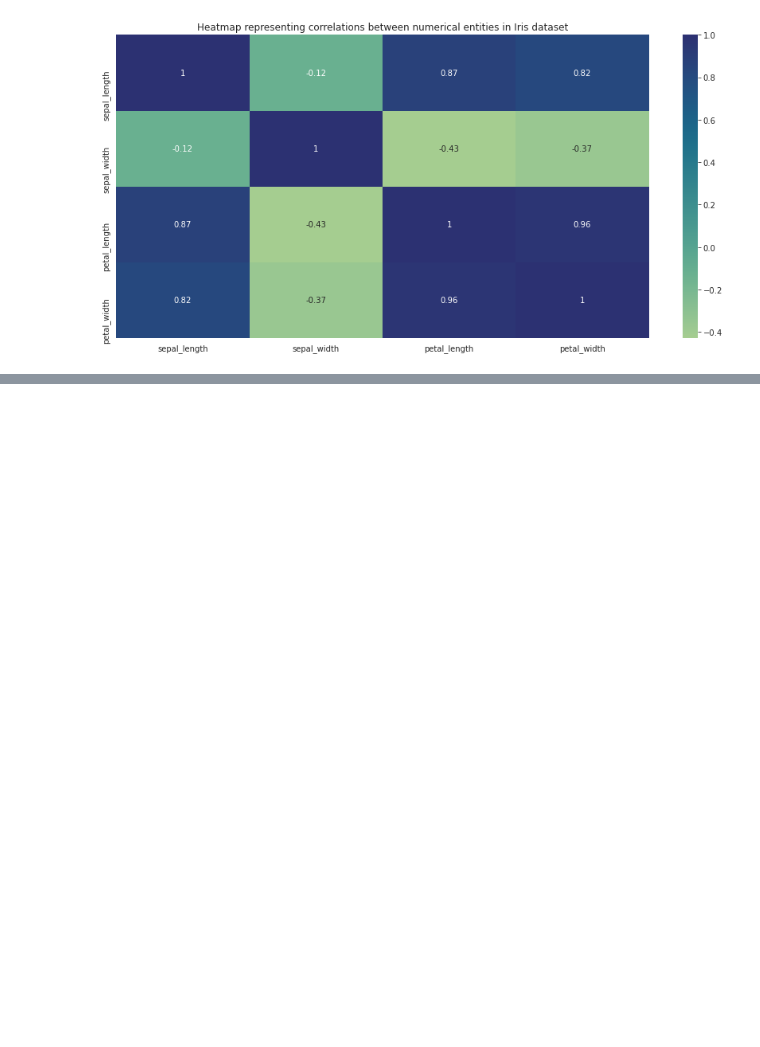
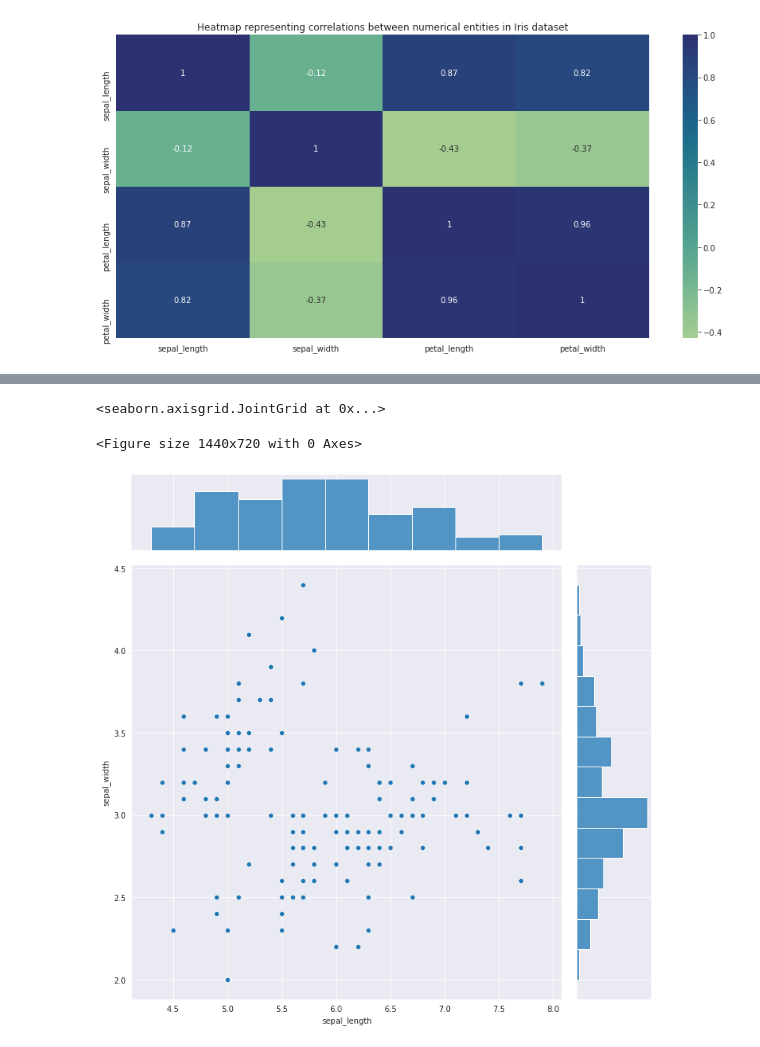
Before and after one commit to HiggsGaama/100DaysOfML, a Jupyter notebook: Day1-DataVizualization/notebook.ipynb, the cells around one changed output, grey strips where cells are left out. Drawn from its saved outputs; the diff is of its cells as text; code cells hidden in the pictures; blank space fills up the shorter version.

```diff
--- a/Day1-DataVizualization/notebook.ipynb
+++ b/Day1-DataVizualization/notebook.ipynb
@@ -188,0 +191,8 @@ petal_width       0.817941    -0.366126      0.962865     1.000000
+# %%
+plt.figure(figsize=(20,10))
+
+sns.jointplot(data.sepal_length, data.sepal_width, height= 10)
+# %% [output]
+<seaborn.axisgrid.JointGrid at 0x...>
+<Figure size 1440x720 with 0 Axes>
+[figure, added]
```
Also changed, not shown: parts of 5 cells of this notebook.
